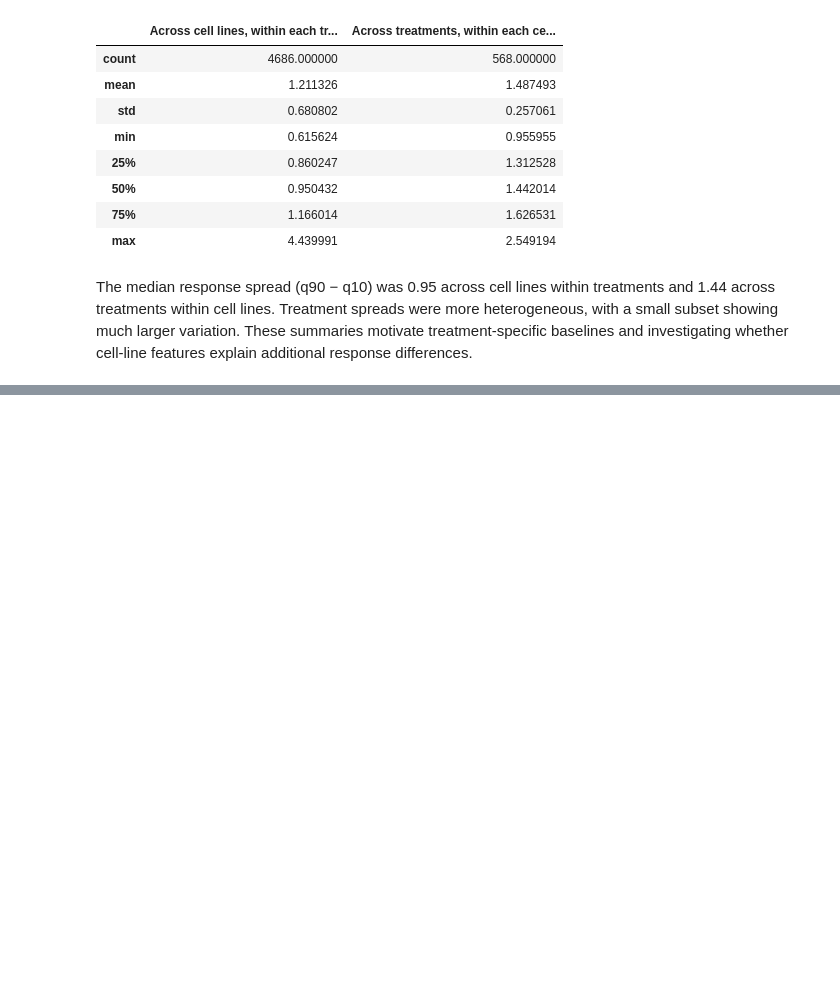
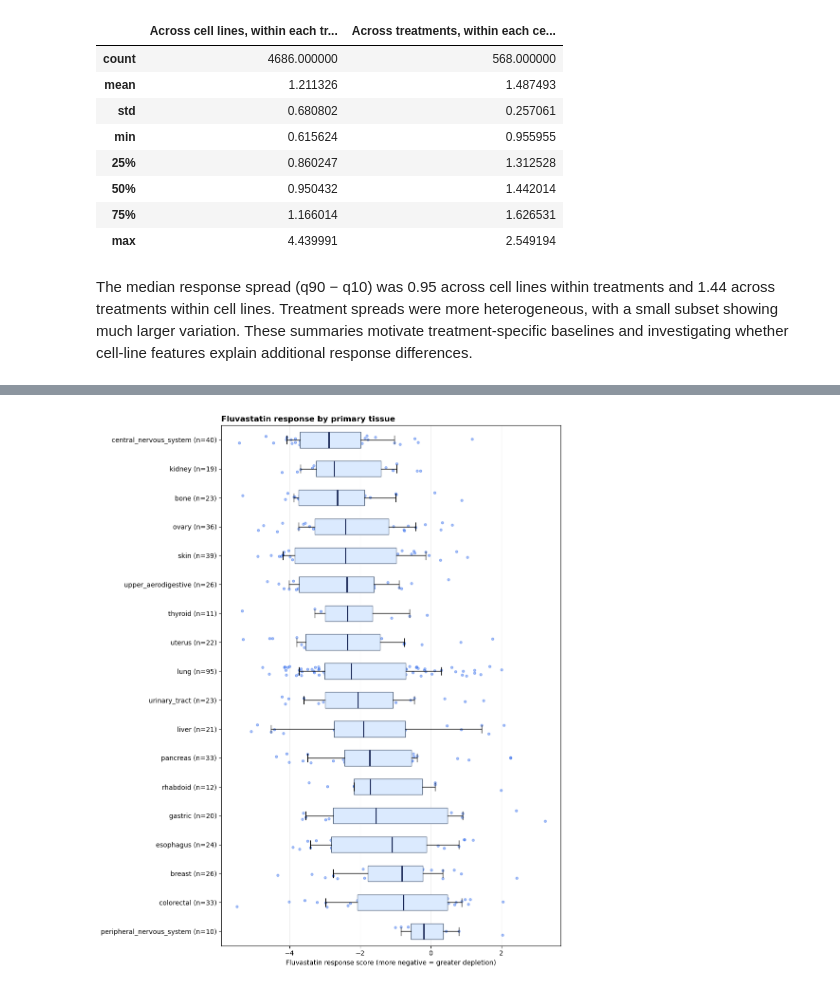
Before and after one commit to wesley-hawes/prism-drug-response, a Jupyter notebook: notebooks/EDA1.ipynb, the cells around one changed output, grey strips where cells are left out. Drawn from its saved outputs; the diff is of its cells as text; code cells hidden in the pictures; blank space fills up the shorter version.

```diff
--- a/notebooks/EDA1.ipynb
+++ b/notebooks/EDA1.ipynb
@@ -413,0 +480,20 @@ whether cell-line features explain additional response differences.
+# %%
+tissue_summary = (
+    fluvastatin_cells
+    .groupby("primary_tissue", dropna=False)
+    .agg(
+        n_cells=("response", "size"),
+        n_observed=("response", "count"),
+        median_response=("response", "median"),
+        q10=("response", lambda x: x.quantile(0.10)),
+        q90=("response", lambda x: x.quantile(0.90)),
+    )
+)
+
+tissue_summary["response_spread"] = (
+    tissue_summary["q90"] - tissue_summary["q10"]
+)
+
+tissue_summary = tissue_summary.sort_values("median_response")
+
+display(tissue_summary)
@@ -413,0 +519,49 @@ whether cell-line features explain additional response differences.
+# %%
+# Use the number of measured responses to decide which tissues to display.
+min_observed = 10
+tissues = (
+    tissue_summary.loc[tissue_summary["n_observed"] >= min_observed]
+    .sort_values("median_response")
+)
+
+responses_by_tissue = [
+    fluvastatin_cells.loc[
+        fluvastatin_cells["primary_tissue"].eq(tissue), "response"
+    ].dropna()
+    for tissue in tissues.index
+]
+
+fig, ax = plt.subplots(figsize=(10, 2 + 0.55 * len(tissues)))
+
+ax.boxplot(
+    responses_by_tissue,
+    vert=False,
+    widths=0.55,
+    whis=(10, 90),
+    showfliers=False,  # All observations are drawn as dots below.
+    patch_artist=True,
+    boxprops={"facecolor": "#dbeafe", "edgecolor": "#64748b"},
+    medianprops={"color": "#172554", "linewidth": 2},
+)
+
+# Jitter only the vertical position so overlapping observations are visible.
+rng = np.random.default_rng(42)
+for position, responses in enumerate(responses_by_tissue, start=1):
+    jitter = rng.uniform(-0.18, 0.18, size=len(responses))
+    ax.scatter(responses, position + jitter, s=13, color="#2563eb", alpha=0.4)
+
+positions = range(1, len(tissues) + 1)
+labels = [
+    f"{tissue} (n={count})"
+    for tissue, count in tissues["n_observed"].items()
+]
+ax.set_yticks(positions, labels=labels)
+ax.invert_yaxis()
+ax.set_xlabel("Fluvastatin response score (more negative = greater depletion)")
+ax.set_title("Fluvastatin response by primary tissue", loc="left", weight="bold")
+ax.grid(axis="x", alpha=0.2)
+ax.set_axisbelow(True)
+fig.tight_layout()
+plt.show()
+# %% [output]
+[figure, added]
```
Also changed, not shown: parts of 19 cells of this notebook.
